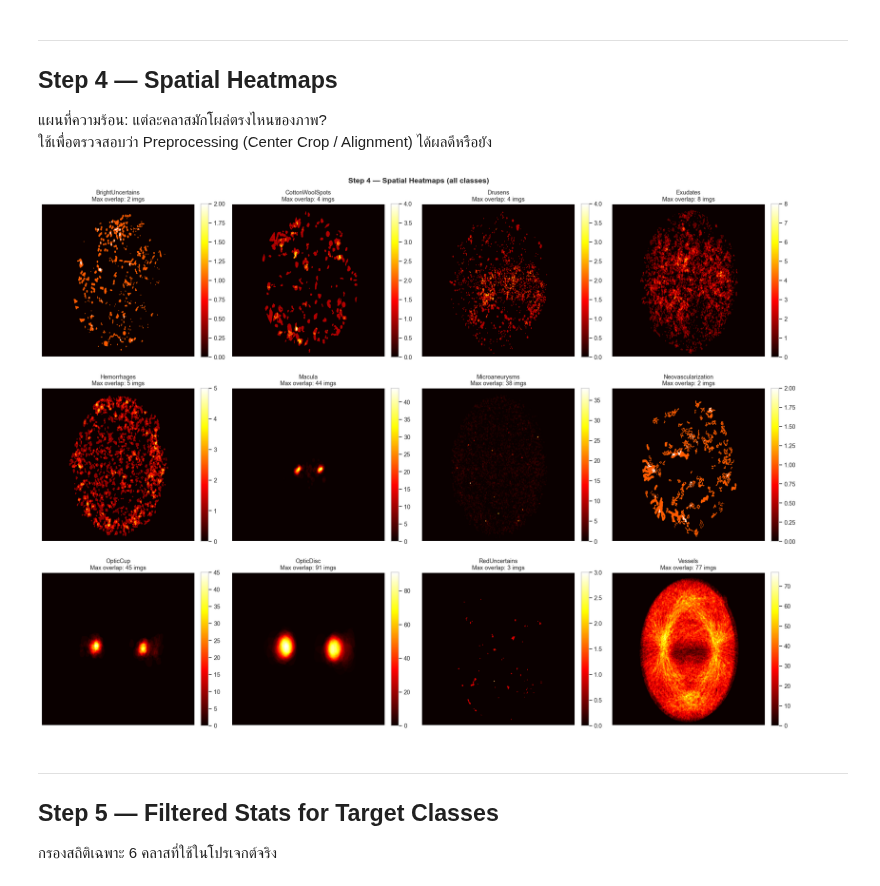
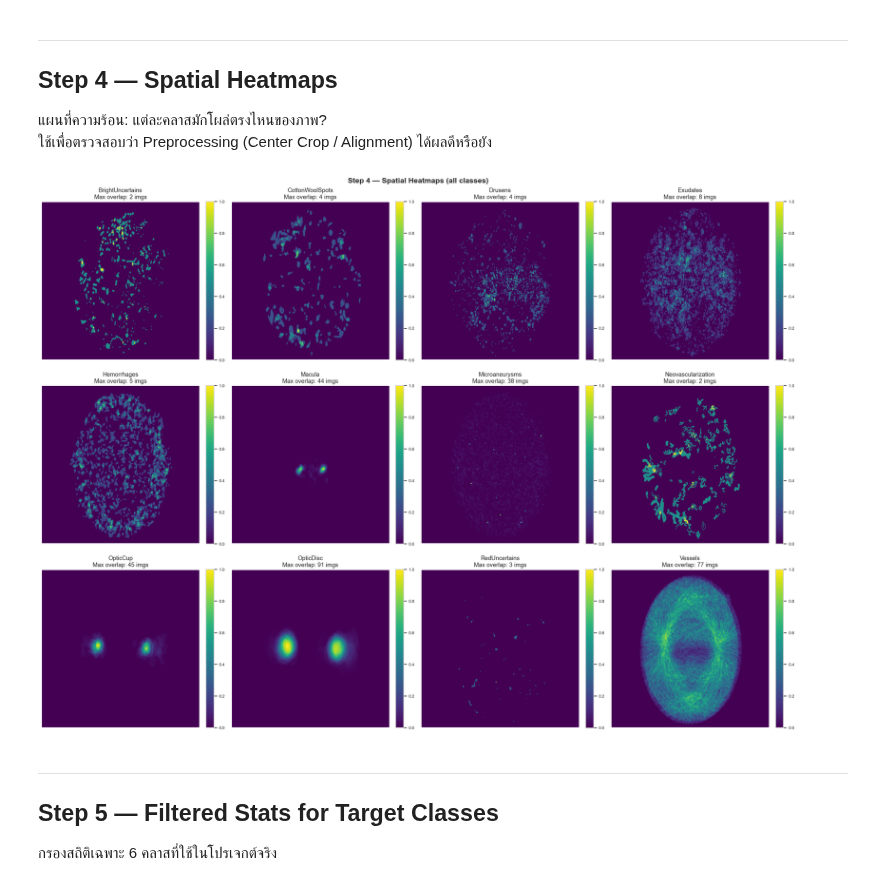
Before and after one commit to EchoOfHer/seniorProject, a Jupyter notebook: EDA.ipynb, the cells around one changed output. Cells and saved outputs as stored; diff of their text form; code cells hidden in the pictures.

```diff
--- a/EDA.ipynb
+++ b/EDA.ipynb
@@ -208,35 +207,50 @@ Passing `palette` without assigning `hue` is deprecated and will be removed in v
 แผนที่ความร้อน: แต่ละคลาสมักโผล่ตรงไหนของภาพ?
 ใช้เพื่อตรวจสอบว่า Preprocessing (Center Crop / Alignment) ได้ผลดีหรือยัง
 # %%
+
 HEATMAP_SIZE = (512, 512)
-heatmaps     = {cls: np.zeros(HEATMAP_SIZE, dtype=np.float32) for cls in available_classes}
+heatmaps = {cls: np.zeros(HEATMAP_SIZE, dtype=np.float32) for cls in available_classes}
 
 for cls in tqdm(available_classes, desc="Spatial Heatmaps"):
     cls_path = os.path.join(COLLECTION_MASKS, cls)
     for fname in os.listdir(cls_path):
-        mask = Image.open(os.path.join(cls_path, fname)).convert("L").resize(HEATMAP_SIZE, Image.NEAREST)
-        heatmaps[cls] += np.array(mask) > 0
+        mask = Image.open(os.path.join(cls_path, fname))\
+                    .convert("L")\
+                    .resize(HEATMAP_SIZE, Image.NEAREST)
+        heatmaps[cls] += (np.array(mask) > 0)
 
 # ── Subplot grid ──────────────────────────────────────────────────────────────
 COLS = 4
-ROWS = -(-len(available_classes) // COLS)   # ceiling division
+ROWS = -(-len(available_classes) // COLS)
 fig, axes = plt.subplots(ROWS, COLS, figsize=(20, 5 * ROWS))
 axes = axes.flatten()
 
 for i, cls in enumerate(available_classes):
-    ax  = axes[i]
-    im  = ax.imshow(heatmaps[cls], cmap="hot")
-    ax.set_title(f"{cls}\nMax overlap: {int(heatmaps[cls].max())} imgs", fontsize=11)
+    ax = axes[i]
+
+    # ✅ normalize เพื่อให้สีไม่ bias
+    data = heatmaps[cls]
+    data_norm = data / (data.max() + 1e-8)
+
+    # ✅ เปลี่ยน colormap
+    im = ax.imshow(data_norm, cmap="viridis")  # <- ลองเปลี่ยนเป็น 'coolwarm', 'Blues', 'magma' ได้
+
+    ax.set_title(f"{cls}\nMax overlap: {int(data.max())} imgs", fontsize=11)
     ax.axis("off")
-    fig.colorbar(im, ax=ax, fraction=0.046, pad=0.04)
 
+    # ✅ colorbar อ่านง่ายขึ้น
+    cbar = fig.colorbar(im, ax=ax, fraction=0.046, pad=0.04)
+    cbar.ax.tick_params(labelsize=8)
+
+# ลบ subplot ที่เกิน
 for j in range(i + 1, len(axes)):
     fig.delaxes(axes[j])
 
 fig.suptitle("Step 4 — Spatial Heatmaps (all classes)", fontsize=14, fontweight="bold")
-plt.tight_layout(); plt.show()
+plt.tight_layout()
+plt.show()
 # %% [output]
-[figure, old version]
+[figure, new version]
 # %% [markdown]
 ---
 ## Step 5 — Filtered Stats for Target Classes
```
Also changed, not shown: parts of 7 cells of this notebook, 2 other files.
